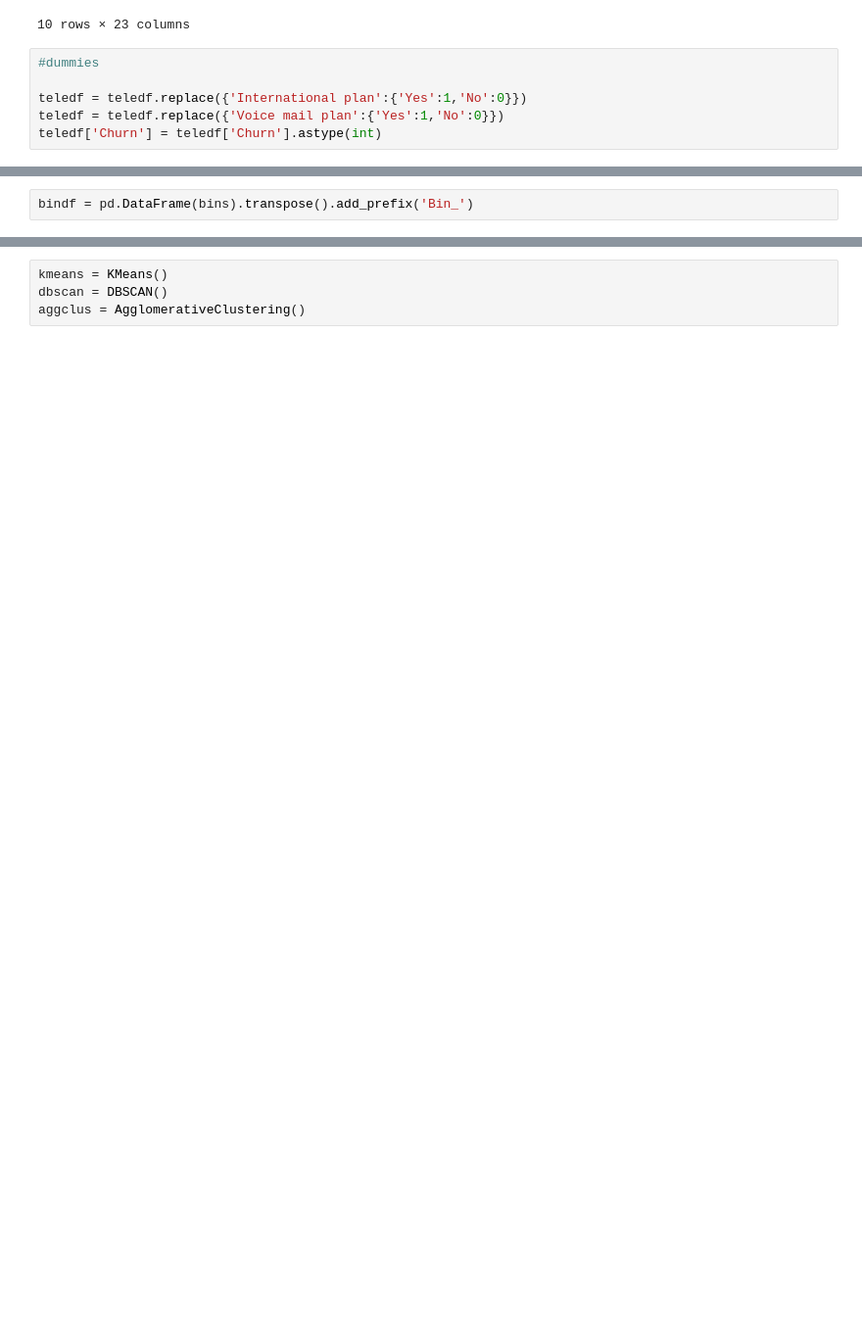
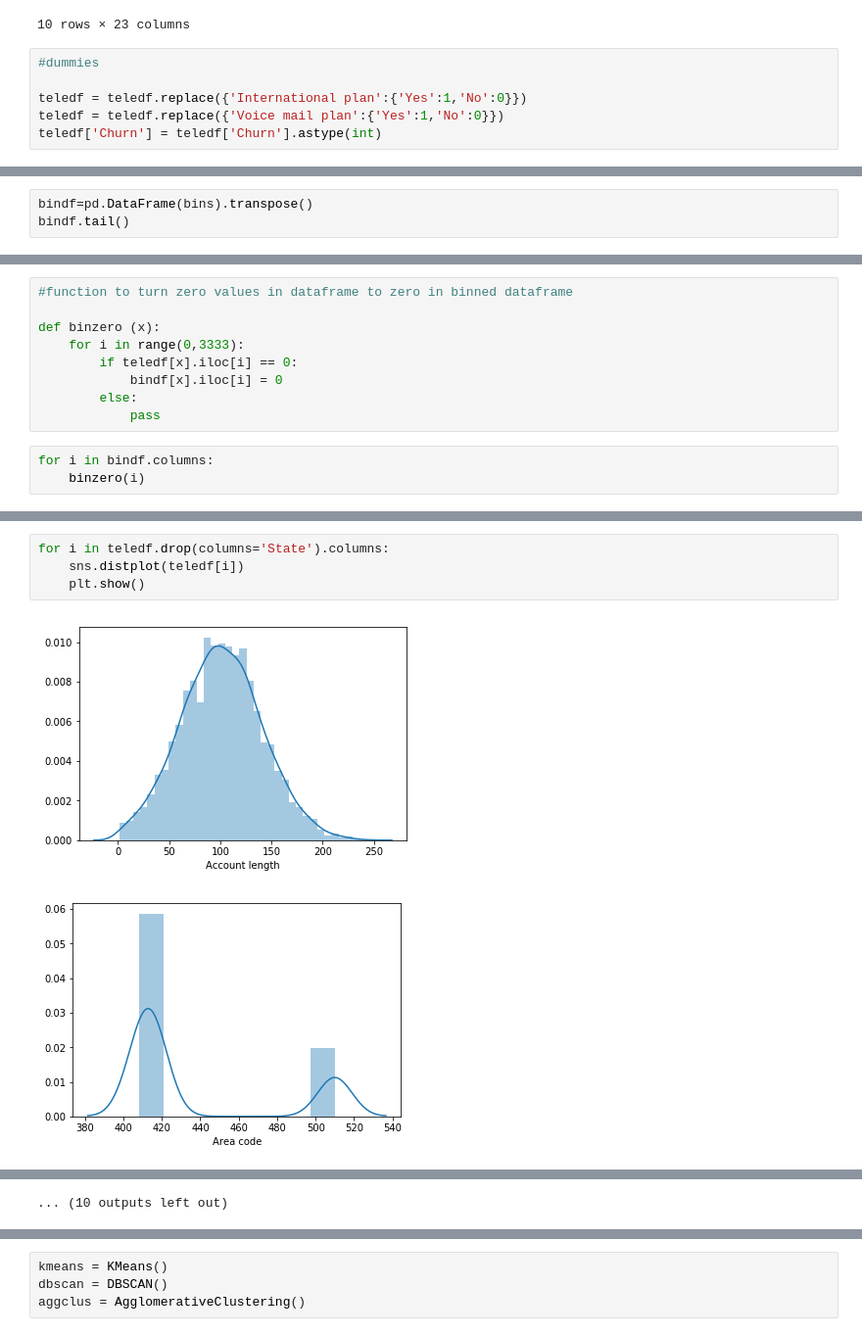
Before and after one commit to kangand/1000ml, a Jupyter notebook: Data prep.ipynb, the cells around one changed output, grey strips where cells are left out. Shown: that part at 98% size. Saved outputs shown, nothing was run; the diff lists cells and outputs as text; blank space fills up the shorter version.

Commit message:
Add files via upload
Updated data prep:
-zeroes in binned values
-distribution plots
-bin in 10s
-new final datasets

```diff
--- a/Data prep.ipynb
+++ b/Data prep.ipynb
@@ -168,2 +181,3 @@ for i in to_bin.columns:
 # %%
-bindf = pd.DataFrame(bins).transpose().add_prefix('Bin_')
+bindf=pd.DataFrame(bins).transpose()
+bindf.tail()
@@ -169,0 +196,12 @@ bindf = pd.DataFrame(bins).transpose().add_prefix('Bin_')
+# %%
+#function to turn zero values in dataframe to zero in binned dataframe
+
+def binzero (x):
+    for i in range(0,3333):
+        if teledf[x].iloc[i] == 0:
+            bindf[x].iloc[i] = 0
+        else:
+            pass
+# %%
+for i in bindf.columns:
+    binzero(i)
@@ -204,0 +286,7 @@ Name: Churn, dtype: int64
+# %%
+for i in teledf.drop(columns='State').columns:
+    sns.distplot(teledf[i])
+    plt.show()
+# %% [output]
+[figure, added]
+[figure, added]
@@ -204,0 +303 @@ Name: Churn, dtype: int64
+... (10 outputs left out)
```
Also changed, not shown: parts of 28 cells of this notebook.
